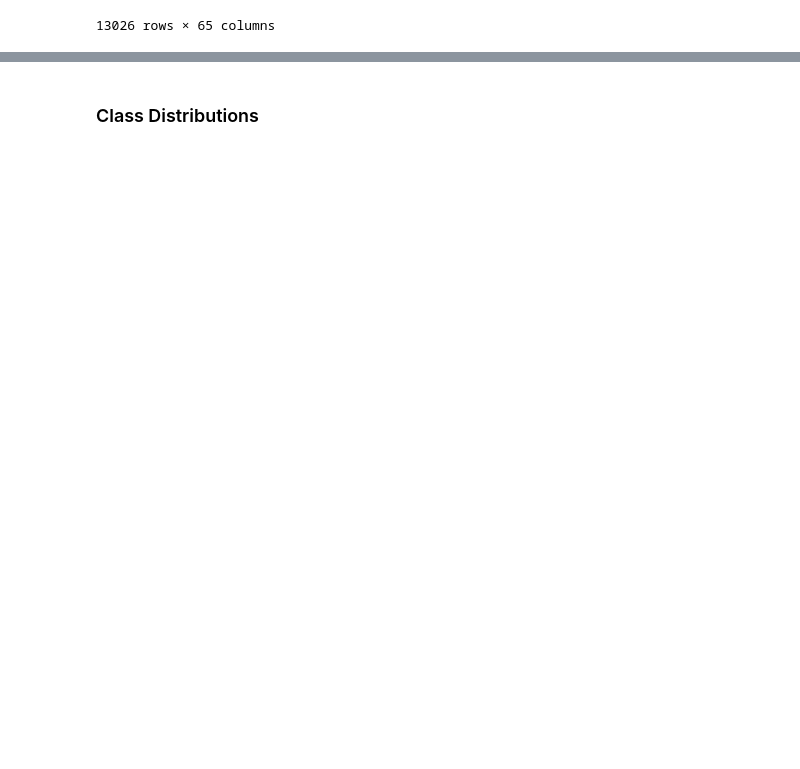
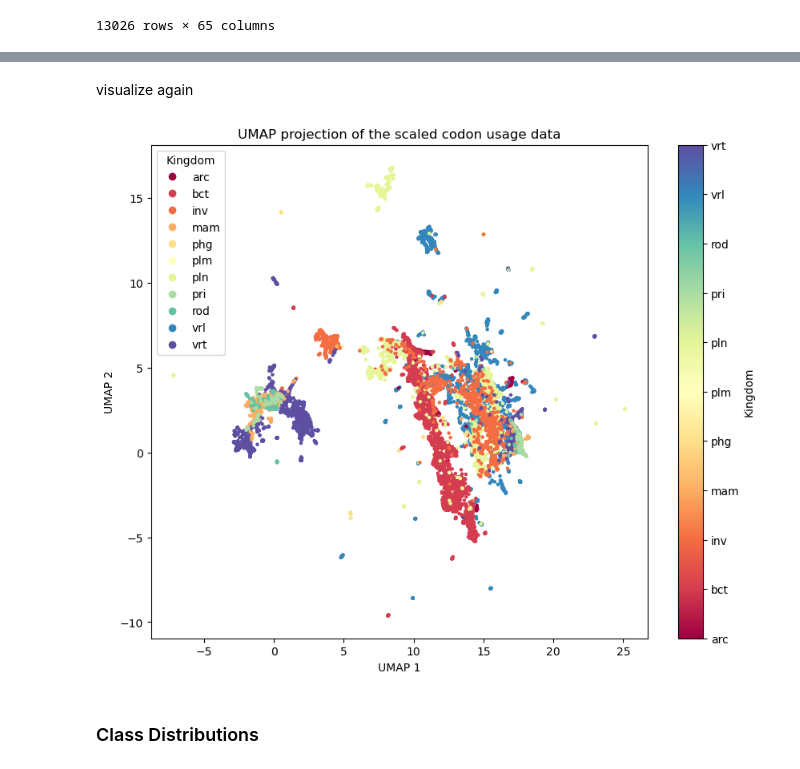
Before and after one commit to Philipp-Tanrek/ML-PR-Project, a Jupyter notebook: Codon_ML.ipynb, the cells around one changed output, grey strips where cells are left out. Drawn from its saved outputs; the diff is of its cells as text; code cells hidden in the pictures; blank space fills up the shorter version.

```diff
--- a/Codon_ML.ipynb
+++ b/Codon_ML.ipynb
@@ -118,3 +155,46 @@ plt.show()
+# %% [markdown]
+visualize again
+# %%
+features = df.drop('Kingdom', axis=1)
+features = features.apply(pd.to_numeric, errors='coerce')
+features = features.dropna()
+
+# Align labels with the filtered features
+labels = df['Kingdom'].loc[features.index]
+
+# Convert labels to a categorical type
+labels = labels.astype('category')
+
+# Fit and transform the data using UMAP
+reducer = umap.UMAP()
+embedding = reducer.fit_transform(features)
+
+# Create a scatter plot
+plt.figure(figsize=(10, 8))
+scatter = plt.scatter(
+    embedding[:, 0],
+    embedding[:, 1],
+    c=labels.cat.codes.to_numpy(),  # Convert categories to numeric codes
+    cmap='Spectral',
+    s=5
+)
+
+# Add colorbar with categories
+colorbar = plt.colorbar(scatter, ticks=range(len(labels.cat.categories)))
+colorbar.ax.set_yticklabels(labels.cat.categories)
+colorbar.set_label('Kingdom')
+
+plt.title('UMAP projection of the scaled codon usage data')
+plt.xlabel('UMAP 1')
+plt.ylabel('UMAP 2')
+
+# Create a legend
+handles, _ = scatter.legend_elements()
+plt.legend(handles, labels.cat.categories, title="Kingdom")
+
+plt.show()
+# %% [output]
+[figure, added]
 # %% [markdown]
 ### Class Distributions
 # %%
```
Also changed, not shown: parts of 37 cells of this notebook.
